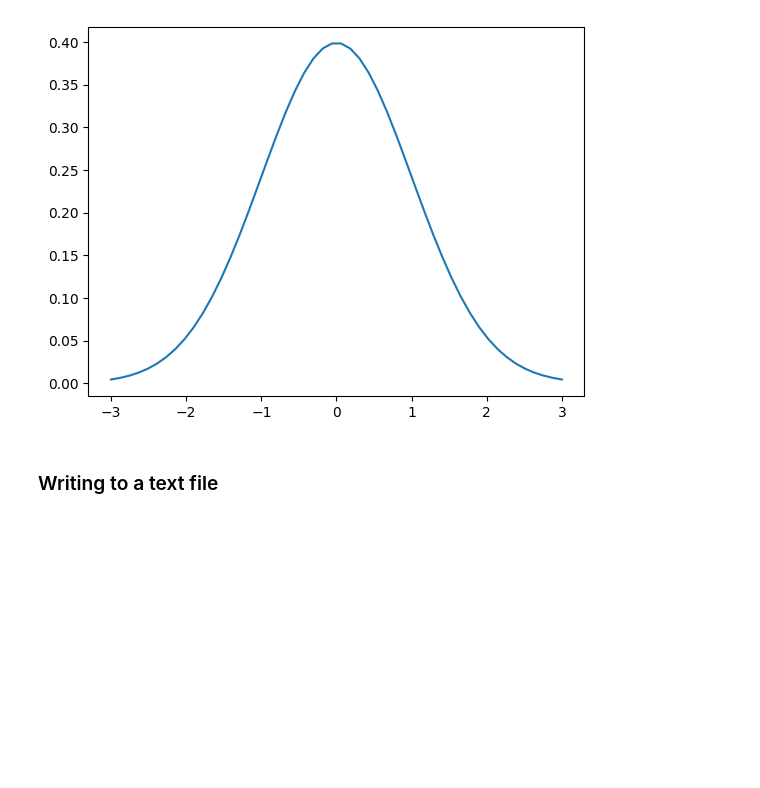
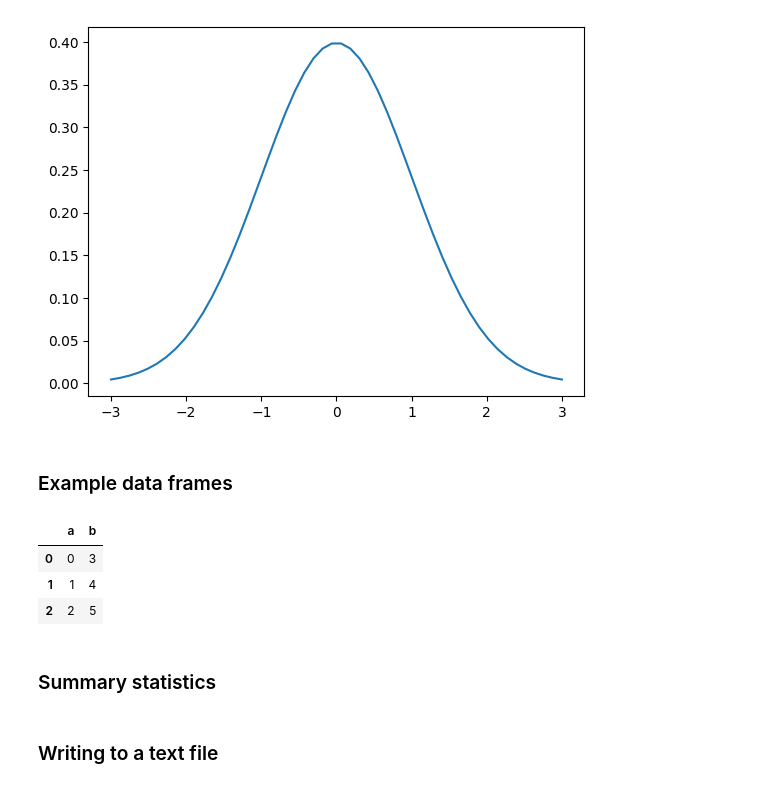
Before and after one commit to kerryback/busi520, a Jupyter notebook: Misc.ipynb, the cells around one changed output. Cells and saved outputs as stored; diff of their text form; code cells hidden in the pictures; blank space fills up the shorter version.

```diff
--- a/Misc.ipynb
+++ b/Misc.ipynb
@@ -24,3 +27,20 @@ plt.plot(x,y)
 # %% [output]
 [<matplotlib.lines.Line2D at 0x...>]
 [figure]
+# %% [markdown]
+### Example data frames
+# %%
+dct = dict(a=[0, 1, 2], b=[3, 4, 5])
+df = pd.DataFrame(dct)
+
+# arr = norm.rvs(size=12).reshape(4, 3)
+# df = pd.DataFrame(arr, columns=['a', 'b', 'c']).round(1)
+
+df
+# %% [output]
+|  | a | b |
+| 0 | 0 | 3 |
+| 1 | 1 | 4 |
+| 2 | 2 | 5 |
+# %% [markdown]
+### Summary statistics
```
Also changed, not shown: parts of 27 cells of this notebook, 2 other files.
